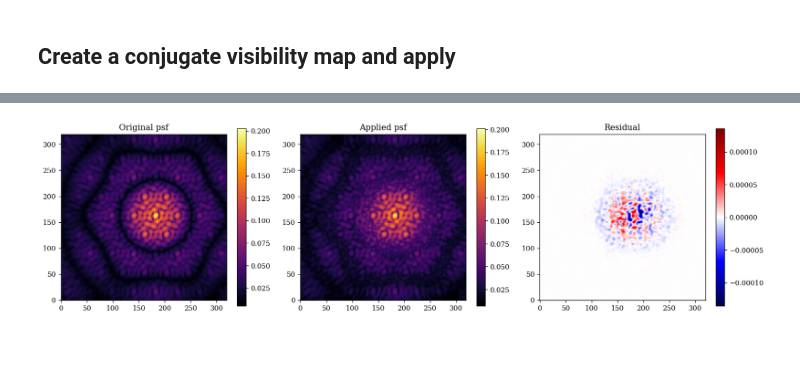
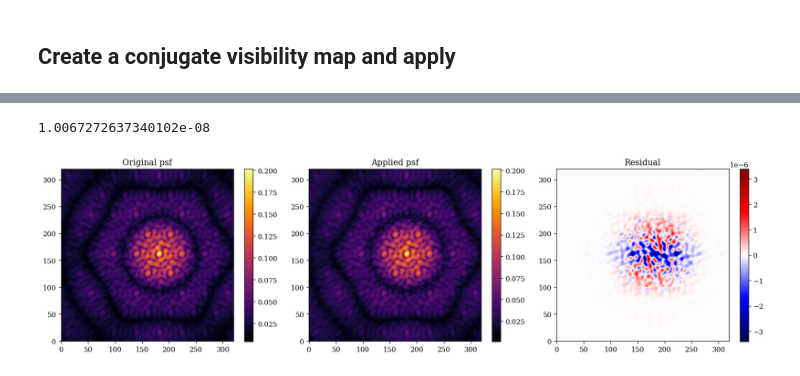
Before and after one commit to LouisDesdoigts/amigo_notebooks, a Jupyter notebook: spline_vis.ipynb, the cells around one changed output, grey strips where cells are left out. Cells and saved outputs as stored; diff of their text form; code cells hidden in the pictures; blank space fills up the shorter version.

```diff
--- a/spline_vis.ipynb
+++ b/spline_vis.ipynb
@@ -29,12 +31,12 @@ file_fn = lambda **kwargs: get_files(
     "calslope",
     EXP_TYPE="NIS_AMI",
     IS_PSF=[True],  # Calibrators
-    EXPOSURE=[str(i + 1) for i in range(5)],  # Which sub-pixel position
+    EXPOSURE=[str(i + 1) for i in range(1)],  # Which sub-pixel position
     **kwargs,
 )
 
 files = [] + file_fn(FILTER="F380M") + file_fn(FILTER="F430M") + file_fn(FILTER="F480M")
-files = files[:1]
+# files = files[:1]
 
 print(f"\n{len(files)}")
 summarise_files(
@@ -87,3 +91,10 @@ params = initialise_params(exposures, optics, fit_one_on_fs=False)
 model = AmigoModel(
     files, params, optics=optics, detector=detector, ramp=ramp_model, read=read_model
 )
+# %%
+from zodiax.experimental import deserialise
+from amigo.files import repopulate
+
+path = "files/simple_poly_fit"
+model = repopulate(model, deserialise(f"{path}/reg_history.zdx"))
+model = repopulate(model, deserialise(f"{path}/batch_history.zdx"))
@@ -308,28 +309,35 @@ plt.show()
 # %%
 # Get original psf
-full_psf = np.abs(from_uv(full_splodges * dlu.resize(vis_map, padded.shape[0])))
+full_vis_map = dlu.resize(vis_map, padded.shape[0])
+
+applied = np.where(np.abs(full_splodges) > 1e-3, full_splodges * full_vis_map, full_splodges)
+full_psf = np.abs(from_uv(applied))
 applied_psf = dlu.resize(full_psf, psf.shape[0])
 
+print(np.sum(np.square(applied_psf - psf)))
+
+# break
 plt.figure(figsize=(15, 4))
 
 plt.subplot(1, 3, 1)
 plt.title("Original psf")
 plt.imshow(psf**0.25, cmap=inferno)
 plt.colorbar()
 
 plt.subplot(1, 3, 2)
 plt.title("Applied psf")
 plt.imshow(applied_psf**0.25)
 plt.colorbar()
 
 plt.subplot(1, 3, 3)
 plt.title("Residual")
 res = psf - applied_psf
 v = np.abs(res).max()
 plt.imshow(res, cmap=seismic, vmin=-v, vmax=v)
 plt.colorbar()
 
 plt.tight_layout()
 plt.show()
 # %% [output]
+1.0067272637340102e-08
-[figure, old version]
+[figure, new version]
```
Also changed, not shown: parts of 15 cells of this notebook.
